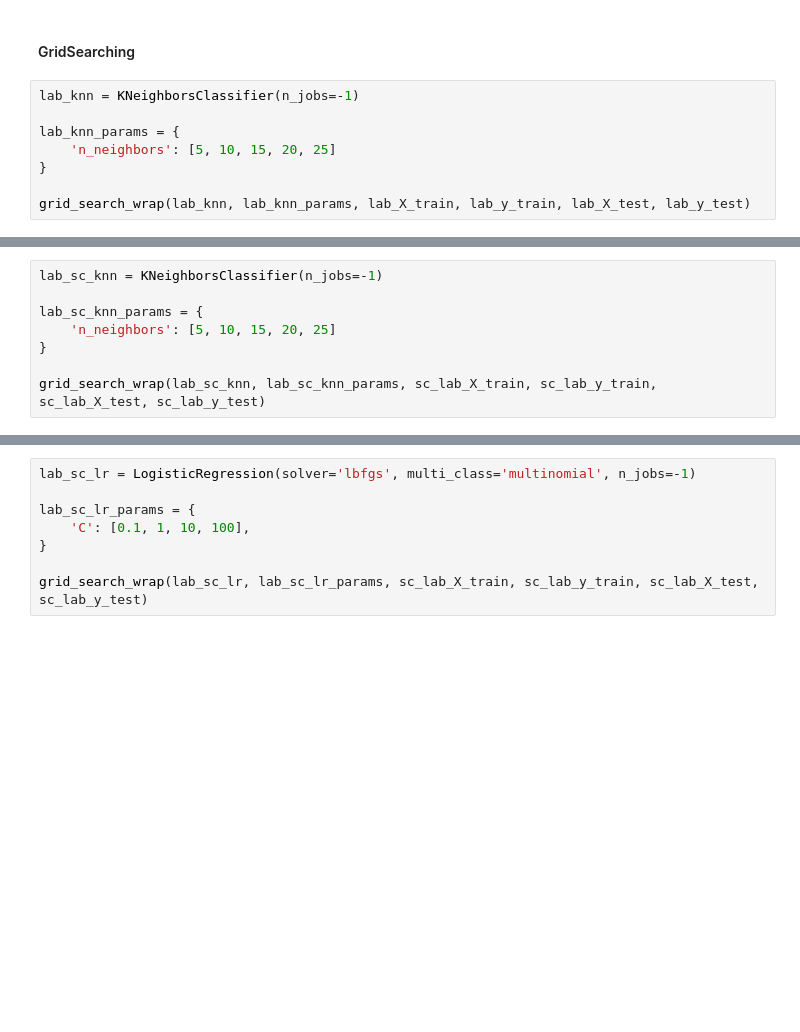
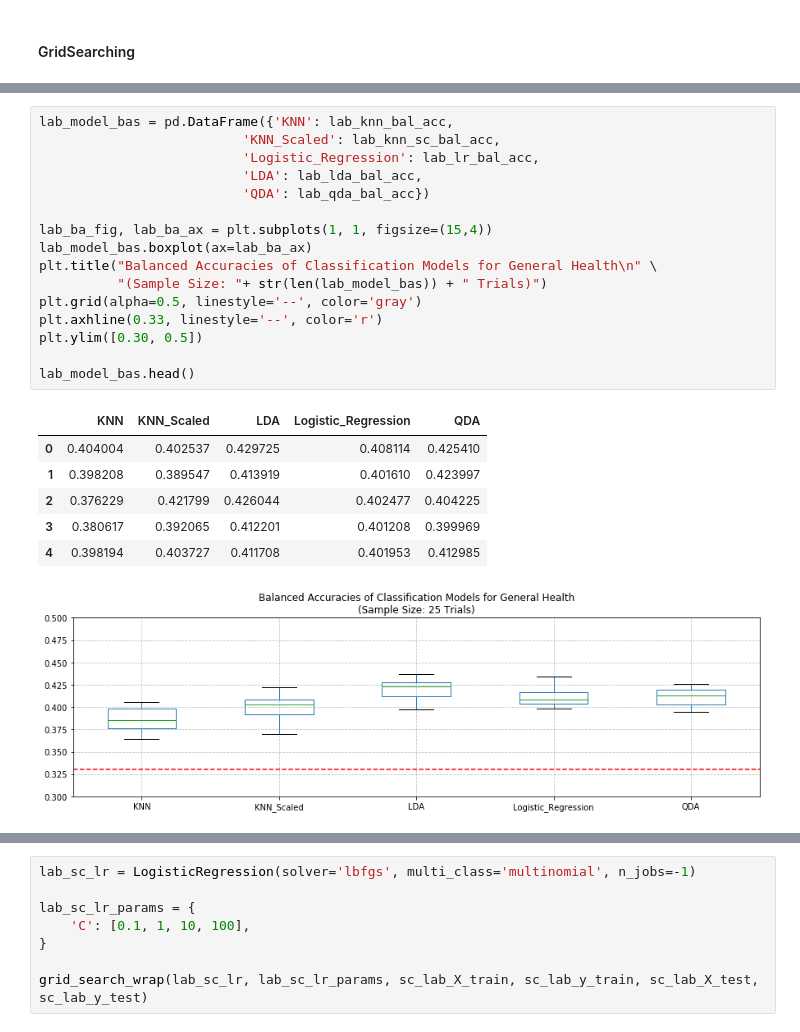
Before and after one commit to oconnoag/NHANES_General_Health_Prediction, a Jupyter notebook: general_health_eda_alijah3.ipynb, the cells around one changed output, grey strips where cells are left out. Drawn from its saved outputs; the diff is of its cells as text; blank space fills up the shorter version.

Commit message:
working through the iterative process in the modeling procedure

```diff
--- a/general_health_eda_alijah3.ipynb
+++ b/general_health_eda_alijah3.ipynb
@@ -627,11 +665,3 @@ def grid_search_wrap(clf, gs_params, x_train, y_train, x_test, y_test, metrics=T
     return gs
 # %% [markdown]
 #### GridSearching
-# %%
-lab_knn = KNeighborsClassifier(n_jobs=-1)
-
-lab_knn_params = {
-    'n_neighbors': [5, 10, 15, 20, 25]
-}
-
-grid_search_wrap(lab_knn, lab_knn_params, lab_X_train, lab_y_train, lab_X_test, lab_y_test)
@@ -640,8 +667,0 @@ grid_search_wrap(lab_knn, lab_knn_params, lab_X_train, lab_y_train, lab_X_test,
-# %%
-lab_sc_knn = KNeighborsClassifier(n_jobs=-1)
-
-lab_sc_knn_params = {
-    'n_neighbors': [5, 10, 15, 20, 25]
-}
-
-grid_search_wrap(lab_sc_knn, lab_sc_knn_params, sc_lab_X_train, sc_lab_y_train, sc_lab_X_test, sc_lab_y_test)
@@ -659,0 +787,24 @@ grid_search_wrap(lab_lr, lab_lr_params, lab_X_train, lab_y_train, lab_X_test, la
+# %%
+lab_model_bas = pd.DataFrame({'KNN': lab_knn_bal_acc,
+                          'KNN_Scaled': lab_knn_sc_bal_acc,
+                          'Logistic_Regression': lab_lr_bal_acc,
+                          'LDA': lab_lda_bal_acc,
+                          'QDA': lab_qda_bal_acc})
+
+lab_ba_fig, lab_ba_ax = plt.subplots(1, 1, figsize=(15,4))
+lab_model_bas.boxplot(ax=lab_ba_ax)
+plt.title("Balanced Accuracies of Classification Models for General Health\n" \
+          "(Sample Size: "+ str(len(lab_model_bas)) + " Trials)")
+plt.grid(alpha=0.5, linestyle='--', color='gray')
+plt.axhline(0.33, linestyle='--', color='r')
+plt.ylim([0.30, 0.5])
+
+lab_model_bas.head()
+# %% [output]
+|  | KNN | KNN_Scaled | LDA | Logistic_Regression | QDA |
+| 0 | 0.404004 | 0.402537 | 0.429725 | 0.408114 | 0.425410 |
+| 1 | 0.398208 | 0.389547 | 0.413919 | 0.401610 | 0.423997 |
+| 2 | 0.376229 | 0.421799 | 0.426044 | 0.402477 | 0.404225 |
+| 3 | 0.380617 | 0.392065 | 0.412201 | 0.401208 | 0.399969 |
+| 4 | 0.398194 | 0.403727 | 0.411708 | 0.401953 | 0.412985 |
+[figure, added]
```
Also changed, not shown: parts of 23 cells of this notebook.
